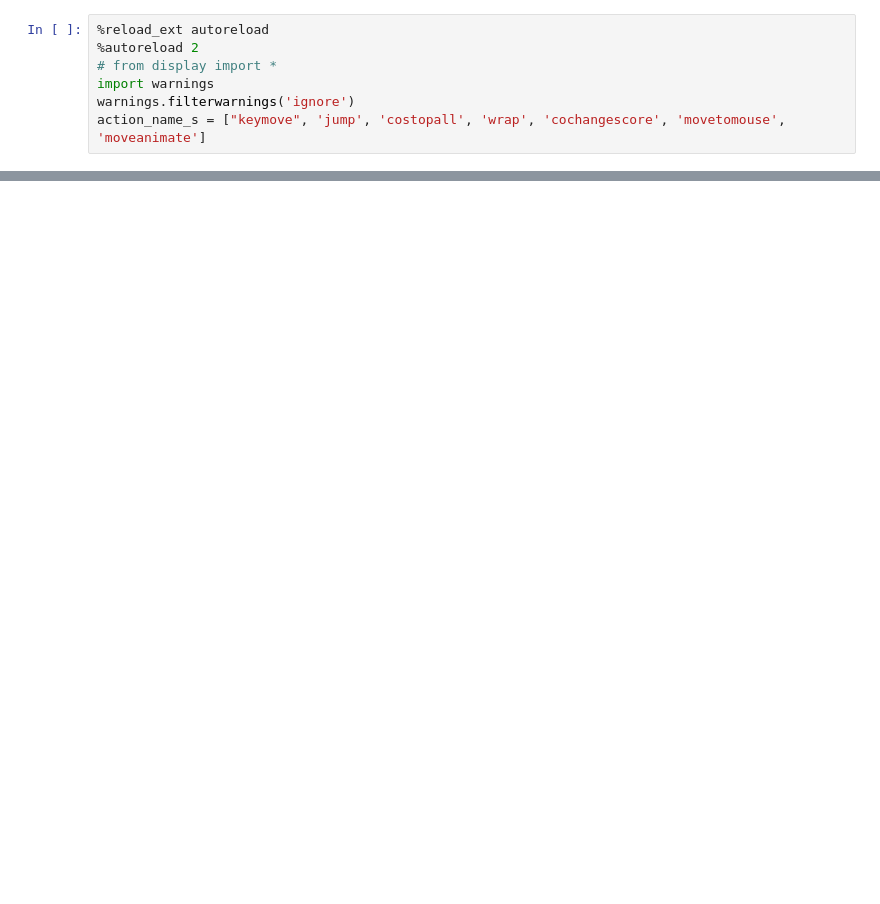
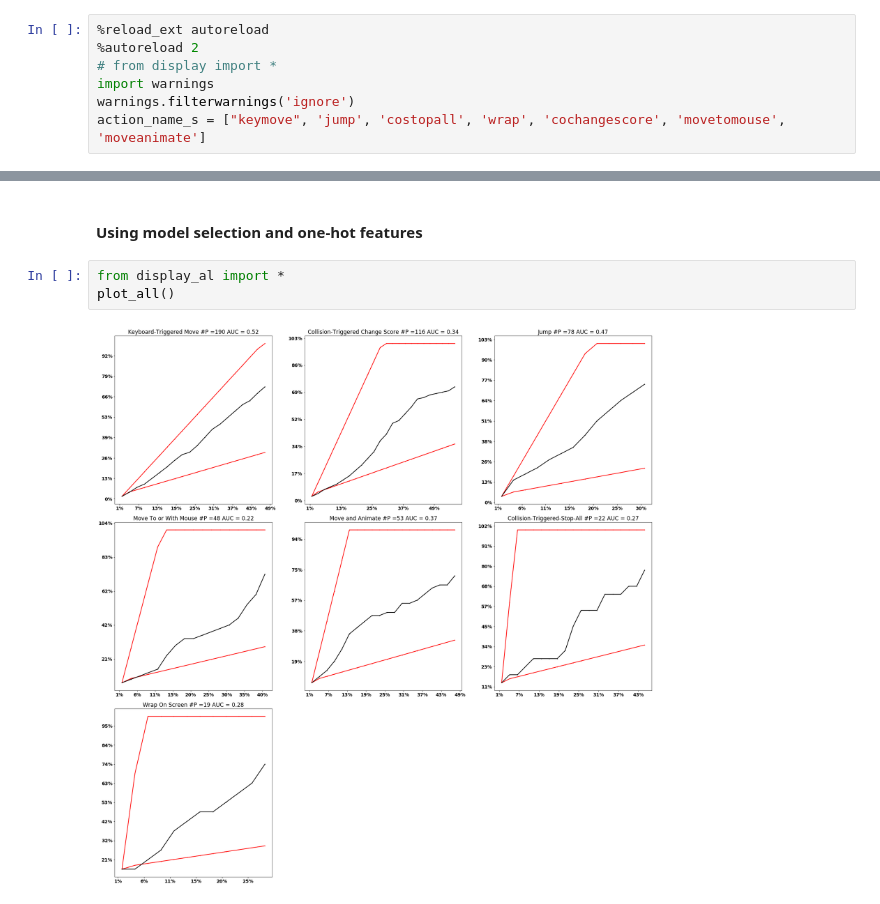
Before and after one commit to emmableu/CuratingExamples, a Jupyter notebook: present0319.ipynb, the cells around one changed output, grey strips where cells are left out. Saved outputs shown, nothing was run; the diff lists cells and outputs as text; blank space fills up the shorter version.

```diff
--- a/present0319.ipynb
+++ b/present0319.ipynb
@@ -13,0 +29,7 @@ from display_al import *
+# %% [markdown]
+#### Using model selection and one-hot features
+# %%
+from display_al import *
+plot_all()
+# %% [output]
+[figure, added]
```
Also changed, not shown: parts of 6 cells of this notebook, 6 other files.
